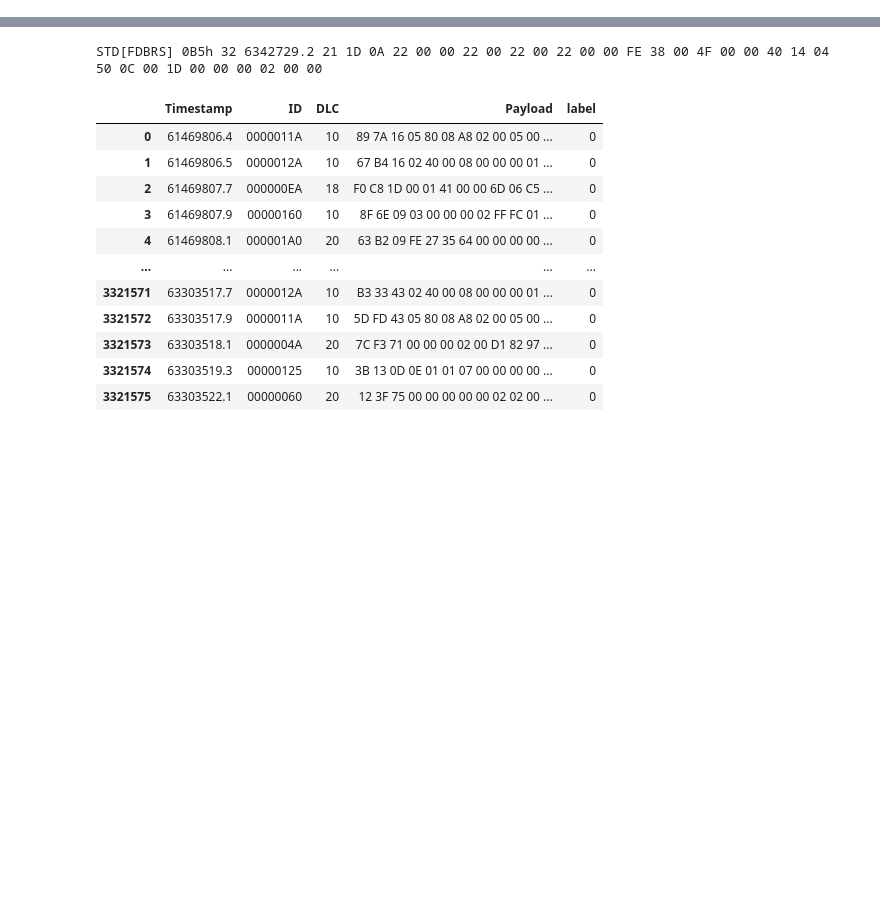
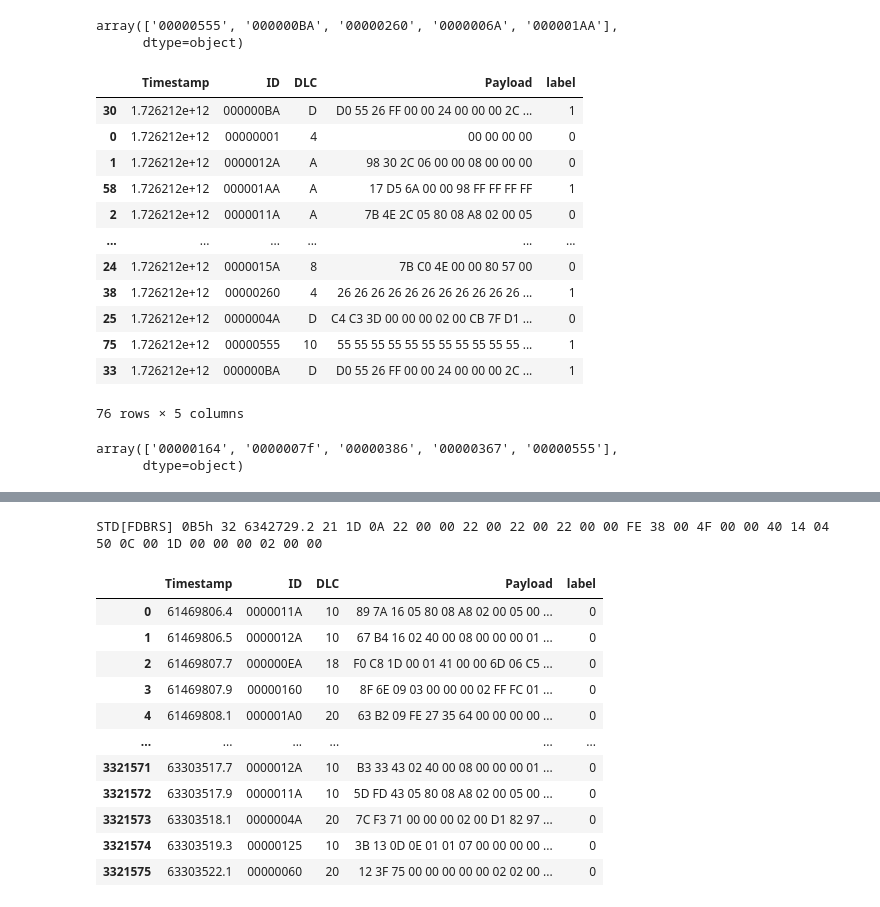
Before and after one commit to CJW-MAPU/Canttack, a Jupyter notebook: canttackTest.ipynb, the cells around one changed output, grey strips where cells are left out. Cells and saved outputs as stored; diff of their text form; code cells hidden in the pictures; blank space fills up the shorter version.

```diff
--- a/canttackTest.ipynb
+++ b/canttackTest.ipynb
@@ -4,0 +95,40 @@ import numpy as np
+# %%
+a = pd.read_csv('data/fd_verify_added_scenario_5.csv')
+b = a[a['label'] == 1]
+b['ID'].unique()
+# %% [output]
+array(['00000555', '000000BA', '00000260', '0000006A', '000001AA'],
+      dtype=object)
+# %%
+attack_1 = b[b['ID'] == '000000BA'].head(1)
+attack_2 = b[b['ID'] == '00000260'].head(1)
+attack_3 = b[b['ID'] == '0000006A'].head(1)
+attack_4 = b[b['ID'] == '000001AA'].head(1)
+attack_5 = b[b['ID'] == '00000555'].head(1)
+# %%
+attack_list = [attack_1, attack_2, attack_3, attack_4, attack_5]
+# %%
+for attack in attack_list:
+    for i in range(10):
+        timestamp = np.random.uniform(1726211611967, 1726211611983, size = 1)
+        timestamp = np.round(timestamp, 1)
+        attack['Timestamp'] = timestamp
+        fd_filtered = pd.concat([fd_filtered, attack], ignore_index = True)
+# %%
+fd_filtered = fd_filtered.sort_values(['Timestamp'])
+# %%
+fd_filtered
+# %% [output]
+|  | Timestamp | ID | DLC | Payload | label |
+| 30 | 1.726212e+12 | 000000BA | D | D0 55 26 FF 00 00 24 00 00 00 2C ... | 1 |
+| 0 | 1.726212e+12 | 00000001 | 4 | 00 00 00 00 | 0 |
+| 1 | 1.726212e+12 | 0000012A | A | 98 30 2C 06 00 00 08 00 00 00 | 0 |
+| 58 | 1.726212e+12 | 000001AA | A | 17 D5 6A 00 00 98 FF FF FF FF | 1 |
+| 2 | 1.726212e+12 | 0000011A | A | 7B 4E 2C 05 80 08 A8 02 00 05 | 0 |
+| ... | ... | ... | ... | ... | ... |
+| 24 | 1.726212e+12 | 0000015A | 8 | 7B C0 4E 00 00 80 57 00 | 0 |
+| 38 | 1.726212e+12 | 00000260 | 4 | 26 26 26 26 26 26 26 26 26 26 26 ... | 1 |
+| 25 | 1.726212e+12 | 0000004A | D | C4 C3 3D 00 00 00 02 00 CB 7F D1 ... | 0 |
+| 75 | 1.726212e+12 | 00000555 | 10 | 55 55 55 55 55 55 55 55 55 55 55 ... | 1 |
+| 33 | 1.726212e+12 | 000000BA | D | D0 55 26 FF 00 00 24 00 00 00 2C ... | 1 |
+76 rows × 5 columns
@@ -4,0 +137,5 @@ import numpy as np
+# %%
+a[a['label'] == 1]['ID'].unique()
+# %% [output]
+array(['00000164', '0000007f', '00000386', '00000367', '00000555'],
+      dtype=object)
```
Also changed, not shown: parts of 93 cells of this notebook, 6 other files.
